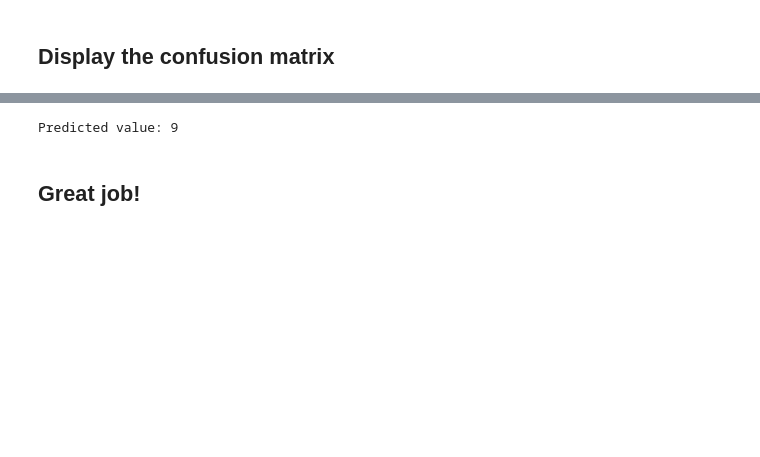
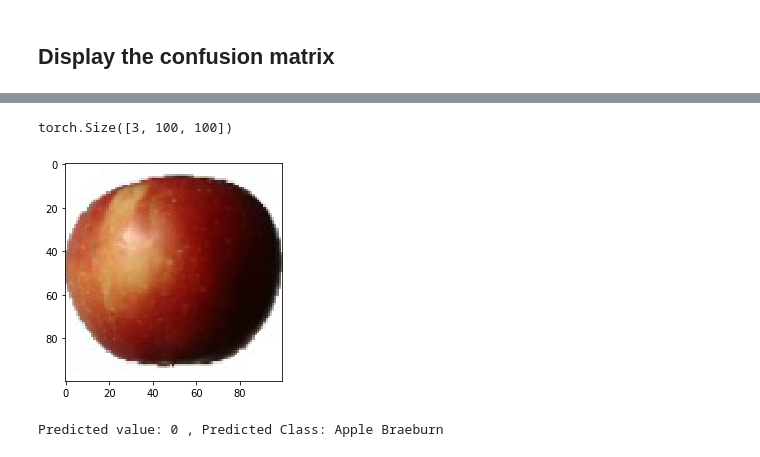
Before and after one commit to rongwang0930/KaggleFruits360, a Jupyter notebook: Kaggle-Fruits360-CNN.ipynb, the cells around one changed output, grey strips where cells are left out. Cells and saved outputs as stored; diff of their text form; code cells hidden in the pictures; blank space fills up the shorter version.

```diff
--- a/Kaggle-Fruits360-CNN.ipynb
+++ b/Kaggle-Fruits360-CNN.ipynb
@@ -449,9 +481,26 @@ plt.imshow(test_data[x][0].reshape((28,28)), cmap="gist_yarg");
-# %%
-model.eval()
-with torch.no_grad():
-    new_pred = model(test_data[x][0].view(1,1,28,28)).argmax()
-print("Predicted value:",new_pred.item())
-# %% [output]
-Predicted value: 9
-# %% [markdown]
-## Great job!
+# %%
+
+x = 1
+image = test_data[x][0]
+#print(image.shape)
+
+im = make_grid(image, nrow=1)
+print(image.shape)
+plt.figure(figsize=(10, 4))
+plt.imshow(np.transpose(im.numpy(), (1, 2, 0)))
+plt.show()
+# In[32]:
+
+
+model.eval()
+with torch.no_grad():
+    if is_cuda:
+        new_pred = model(test_data[x][0].view(1, 3, 100, 100).cuda()).argmax()
+        new_pred = new_pred.cpu()
+    else:
+        new_pred = model(test_data[x][0].view(1,3, 100, 100)).argmax()
+print("Predicted value:",new_pred.item(), ', Predicted Class:', image_classes[new_pred.item()])
+# %% [output]
+torch.Size([3, 100, 100])
+[figure, added]
+Predicted value: 0 , Predicted Class: Apple Braeburn
```
Also changed, not shown: parts of 55 cells of this notebook, 5 other files.
